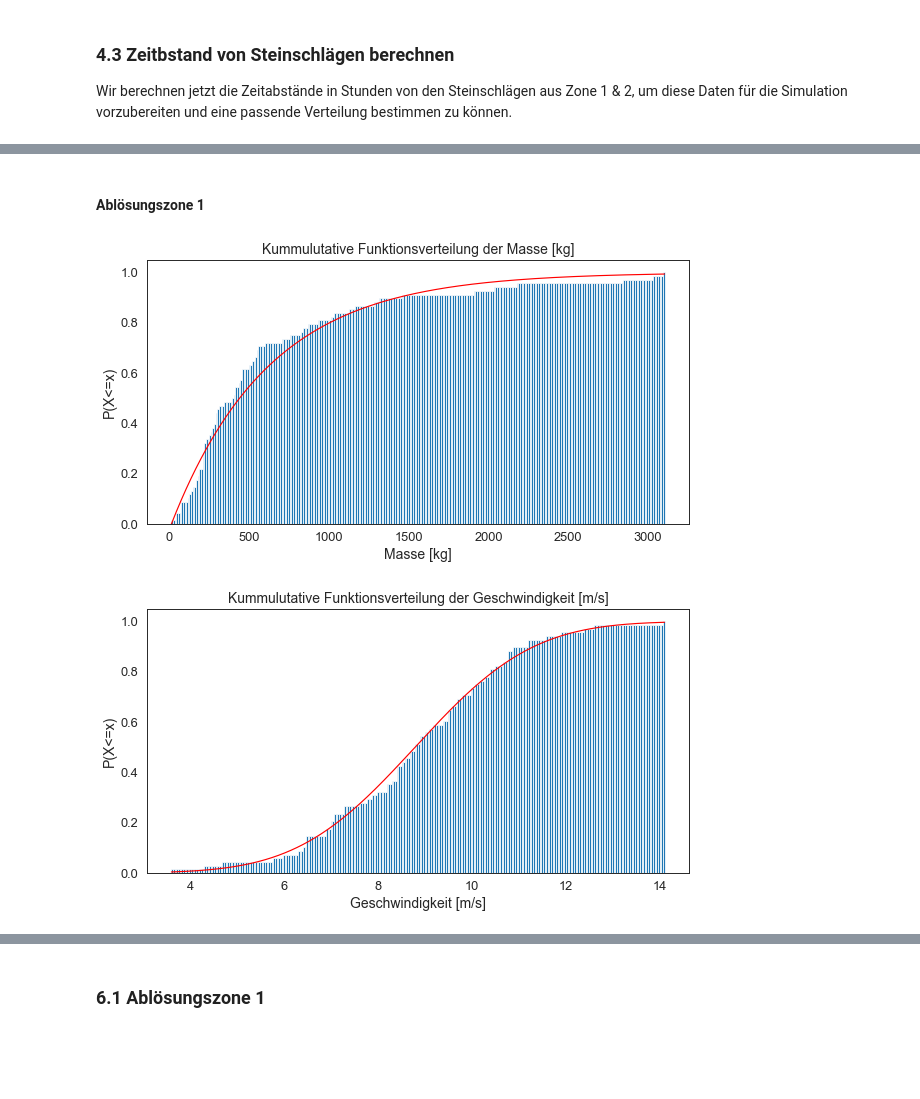
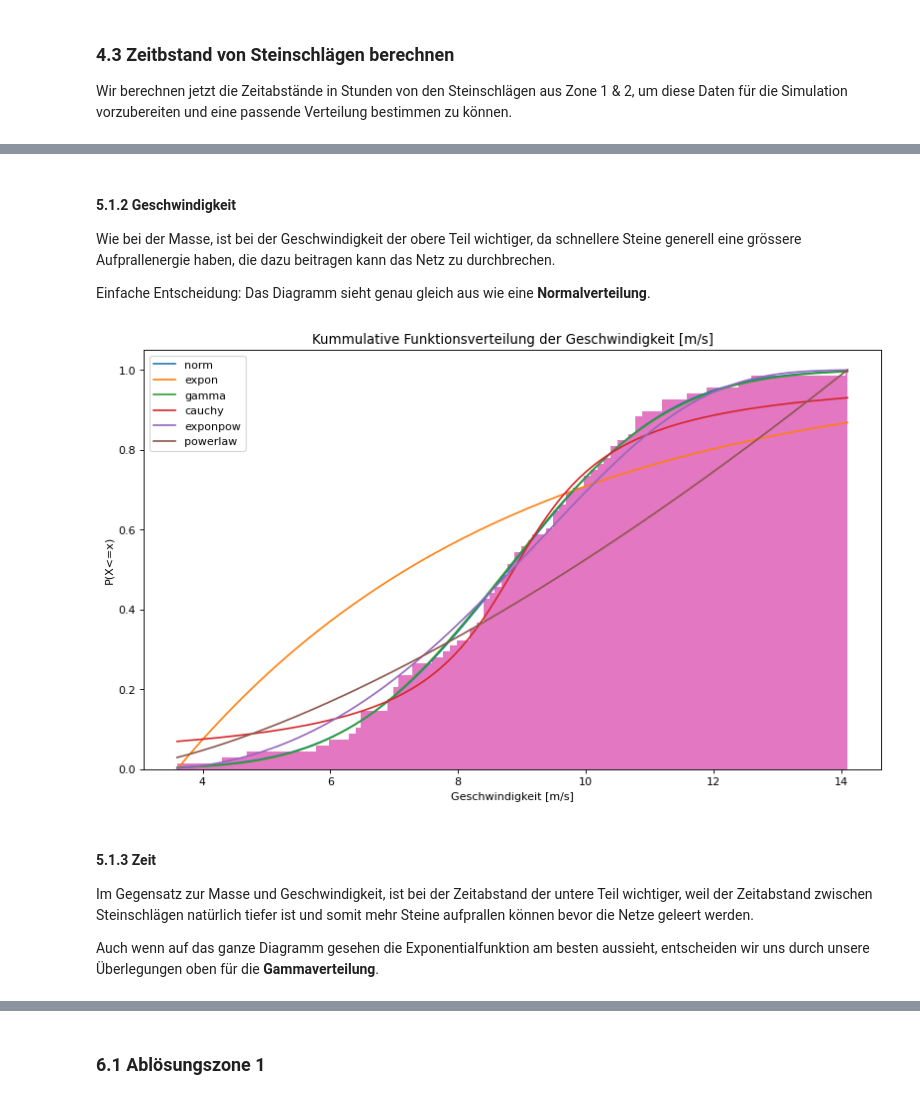
Before and after one commit to 7ben18/FHNW_Steinschlagrisiko, a Jupyter notebook: FHNW_Steinschlagrisiko.ipynb, the cells around one changed output, grey strips where cells are left out. Cells and saved outputs as stored; diff of their text form; code cells hidden in the pictures; blank space fills up the shorter version.

```diff
--- a/FHNW_Steinschlagrisiko.ipynb
+++ b/FHNW_Steinschlagrisiko.ipynb
@@ -456,0 +341,32 @@ def plot_cdf(dataframe, attribute, xachse, distr):
+# %%
+def new_plot_cdf(dataframe, attribut, xachse):
+    verteilungen = ["norm", "expon", "gamma", "cauchy", "exponpow", "powerlaw"]
+
+    # Gleichmässige Punkteveteilung auf der x-Achse
+    x = np.linspace(min(dataframe[attribut]),max(dataframe[attribut]), 10000)
+
+    plt.figure(figsize=(12, 7), dpi= 80, facecolor='w', edgecolor='k')
+
+    loc, scale = get_fitted_par(dataframe, attribut, "norm")
+    plt.plot(x,stats.norm.cdf(x, loc, scale))
+
+    loc, scale = get_fitted_par(dataframe, attribut, "expon")
+    plt.plot(x,stats.expon.cdf(x, loc, scale))
+
+    a, loc, scale = get_fitted_par(dataframe, attribut, "gamma")
+    plt.plot(x,stats.gamma.cdf(x, a, loc, scale))
+
+    loc, scale = get_fitted_par(dataframe, attribut, "cauchy")
+    plt.plot(x,stats.cauchy.cdf(x, loc, scale))
+
+    b, loc, scale = get_fitted_par(dataframe, attribut, "exponpow")
+    plt.plot(x,stats.exponpow.cdf(x, b, loc, scale))
+
+    a, loc, scale = get_fitted_par(dataframe, attribut, "powerlaw")
+    plt.plot(x,stats.powerlaw.cdf(x, a, loc, scale))
+
+    plt.hist(dataframe[attribut], cumulative=True, density=True, bins=300)
+    plt.ylabel("P(X<=x)")
+    plt.xlabel(xachse)
+    plt.legend(verteilungen)
+    plt.title("Kummulative Funktionsverteilung der {}".format(attribut))
@@ -457,11 +381,15 @@ def plot_cdf(dataframe, attribute, xachse, distr):
 # %% [markdown]
-#### Ablösungszone 1
+#### 5.1.2 Geschwindigkeit
+Wie bei der Masse, ist bei der Geschwindigkeit der obere Teil wichtiger, da schnellere Steine generell eine grössere Aufprallenergie haben, die dazu beitragen kann das Netz zu durchbrechen.
+
+Einfache Entscheidung: Das Diagramm sieht genau gleich aus wie eine **Normalverteilung**.
-# %%
-plot_cdf(df1, "Masse [kg]", "Masse [kg]", "expon")
-# %% [output]
-[figure, removed]
 # %%
-plot_cdf(df1, "Geschwindigkeit [m/s]", "Geschwindigkeit [m/s]", "norm")
+new_plot_cdf(df1, "Geschwindigkeit [m/s]", "Geschwindigkeit [m/s]")
 # %% [output]
-[figure, old version]
+[figure, new version]
+# %% [markdown]
+#### 5.1.3 Zeit
+Im Gegensatz zur Masse und Geschwindigkeit, ist bei der Zeitabstand der untere Teil wichtiger, weil der Zeitabstand zwischen Steinschlägen natürlich tiefer ist und somit mehr Steine aufprallen können bevor die Netze geleert werden.
+
+Auch wenn auf das ganze Diagramm gesehen die Exponentialfunktion am besten aussieht, entscheiden wir uns durch unsere Überlegungen oben für die **Gammaverteilung**.
 # %%
```
Also changed, not shown: parts of 41 cells of this notebook.
